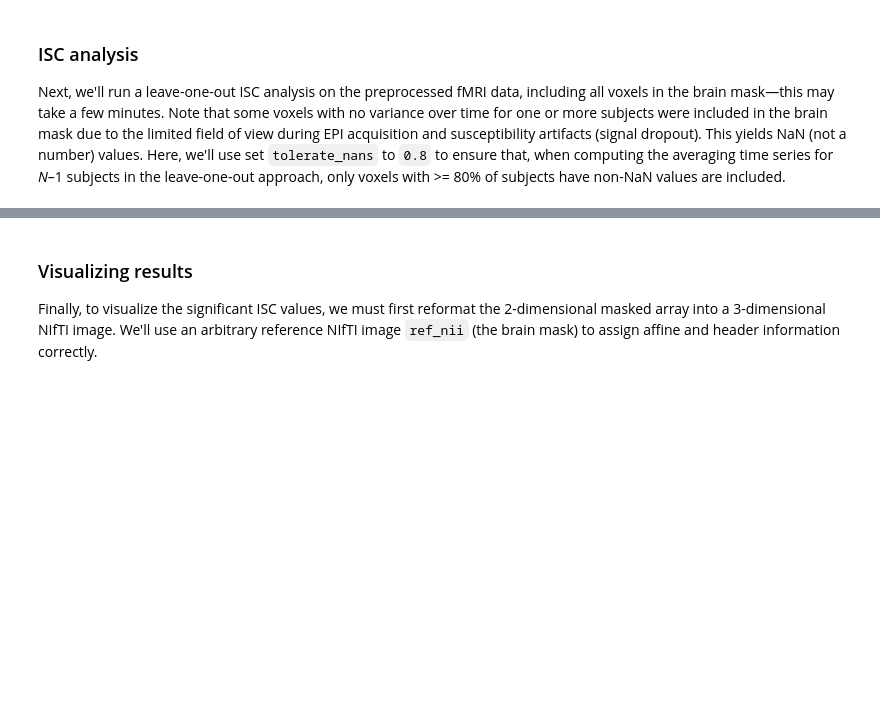
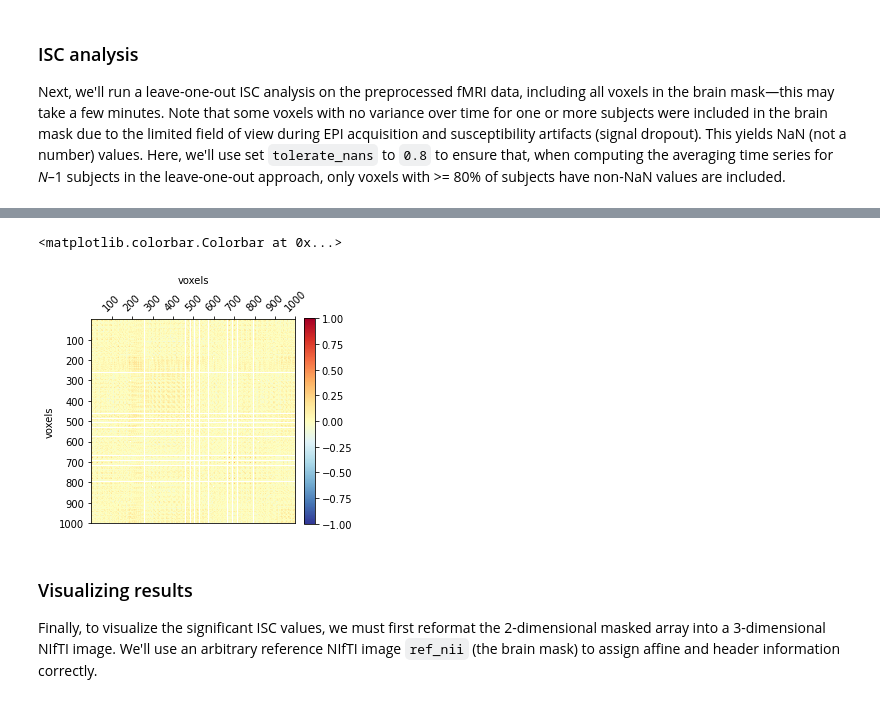
Before and after one commit to eyalhizmi/Machine-learning-methods-for-fMRI-signal-analysis, a Jupyter notebook: tutorials/isc_isfc-Correlation_Map.ipynb, the cells around one changed output, grey strips where cells are left out. Drawn from its saved outputs; the diff is of its cells as text; code cells hidden in the pictures; blank space fills up the shorter version.

```diff
--- a/tutorials/isc_isfc-Correlation_Map.ipynb
+++ b/tutorials/isc_isfc-Correlation_Map.ipynb
@@ -332,3 +386,26 @@ Since we didn't supply a `summary_statistic` in the `isc` call, we get an ISC va
+# %%
+# Recompute mean ISFCs
+isfcs, iscs = isfc(data[:, 2000:3000,:], pairwise=False, summary_statistic='mean',
+                   vectorize_isfcs=True)
+
+# Convert these to a square representation
+isfcs = squareform_isfc(isfcs, iscs)
+
+# Visual mean ISFC matrix
+plt.matshow(isfcs, cmap="RdYlBu_r", vmin=-1, vmax=1)
+plt.grid(False)
+plt.xticks(np.arange(0, 1001, 100)[1:], np.arange(100, 1001, 100),
+           rotation=45)
+plt.gca().xaxis.tick_top()
+plt.gca().xaxis.set_label_position('top')
+plt.yticks(np.arange(0, 1001, 100)[1:], np.arange(100, 1001, 100))
+plt.xlabel('voxels')
+plt.ylabel('voxels')
+ax = plt.gca()
+plt.colorbar(fraction=0.046, pad=0.04)
+# %% [output]
+<matplotlib.colorbar.Colorbar at 0x...>
+[figure, added]
 # %% [markdown]
 ### Visualizing results
 Finally, to visualize the significant ISC values, we must first reformat the 2-dimensional masked array into a 3-dimensional NIfTI image. We'll use an arbitrary reference NIfTI image `ref_nii` (the brain mask) to assign affine and header information correctly.
```
Also changed, not shown: parts of 17 cells of this notebook.
